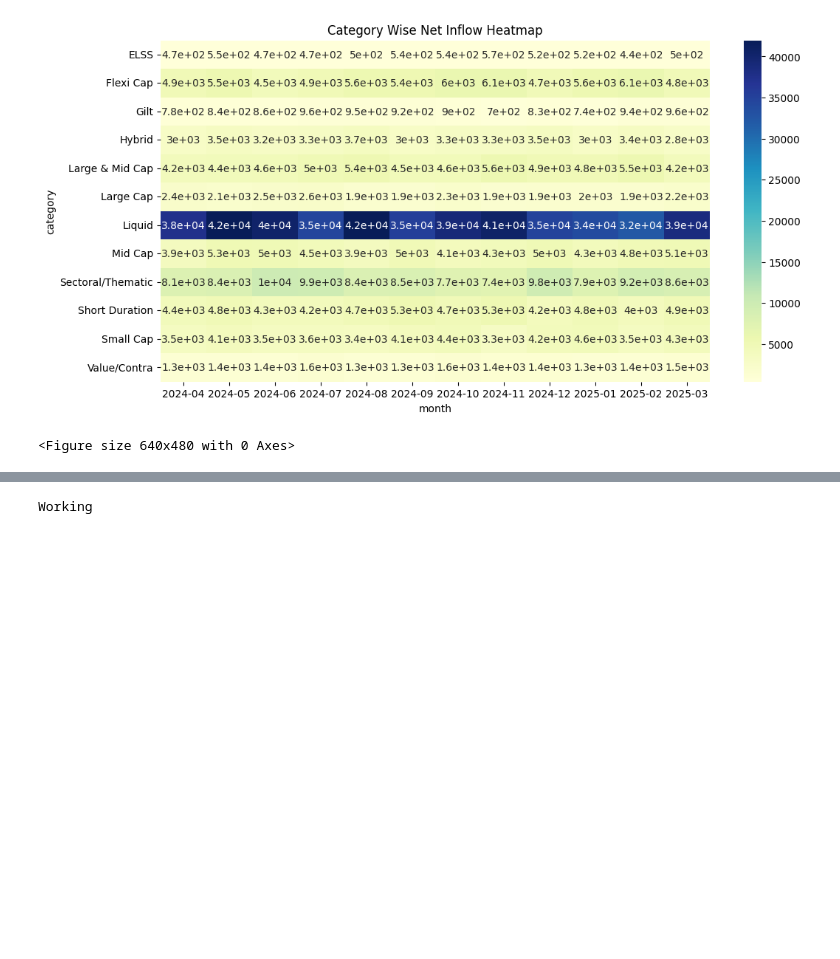
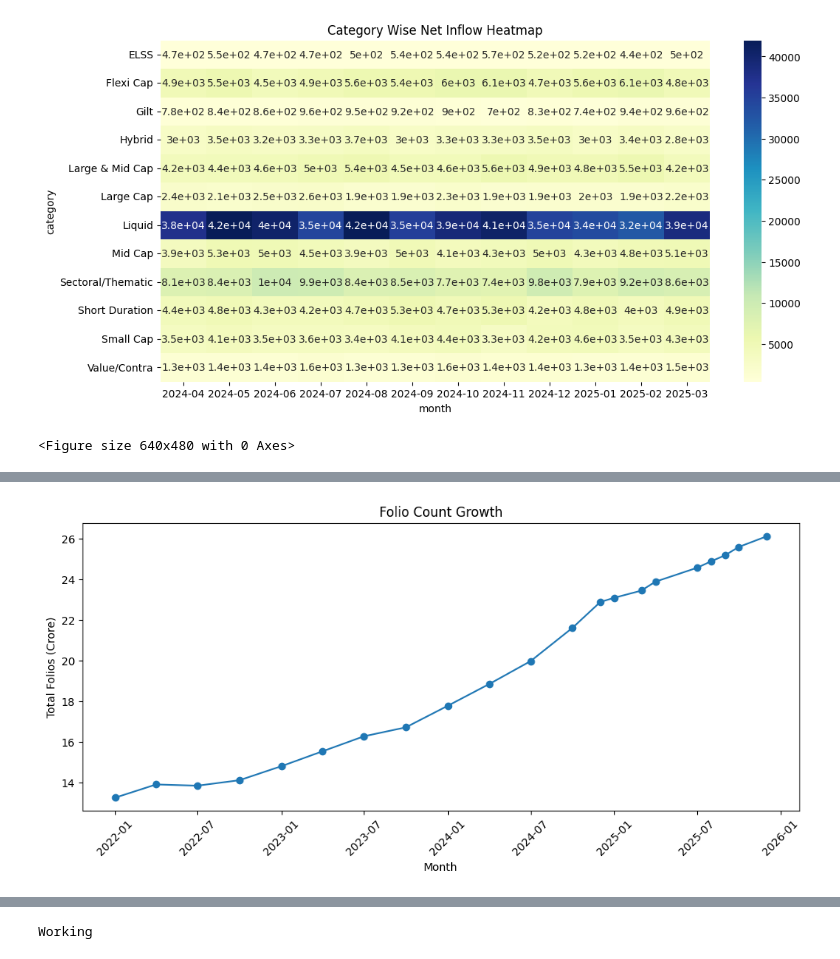
Before and after one commit to shrutikaghadge22-art/MutualFundProject, a Jupyter notebook: notebooks/EDA_Analysis.ipynb, the cells around one changed output, grey strips where cells are left out. Drawn from its saved outputs; the diff is of its cells as text; code cells hidden in the pictures; blank space fills up the shorter version.

```diff
--- a/notebooks/EDA_Analysis.ipynb
+++ b/notebooks/EDA_Analysis.ipynb
@@ -167,0 +244,4 @@ plt.savefig("../reports/category_heatmap.png")
+# %%
+folio = pd.read_csv("../data/raw/06_industry_folio_count.csv")
+
+folio.head()
@@ -167,0 +255,21 @@ plt.savefig("../reports/category_heatmap.png")
+# %%
+folio['month'] = pd.to_datetime(folio['month'])
+
+import matplotlib.pyplot as plt
+
+plt.figure(figsize=(10,5))
+
+plt.plot(folio['month'], folio['total_folios_crore'], marker='o')
+
+plt.title("Folio Count Growth")
+plt.xlabel("Month")
+plt.ylabel("Total Folios (Crore)")
+
+plt.xticks(rotation=45)
+plt.tight_layout()
+
+plt.savefig("../reports/folio_growth.png")
+
+plt.show()
+# %% [output]
+[figure, added]
```
Also changed, not shown: parts of 12 cells of this notebook, 5 other files.
